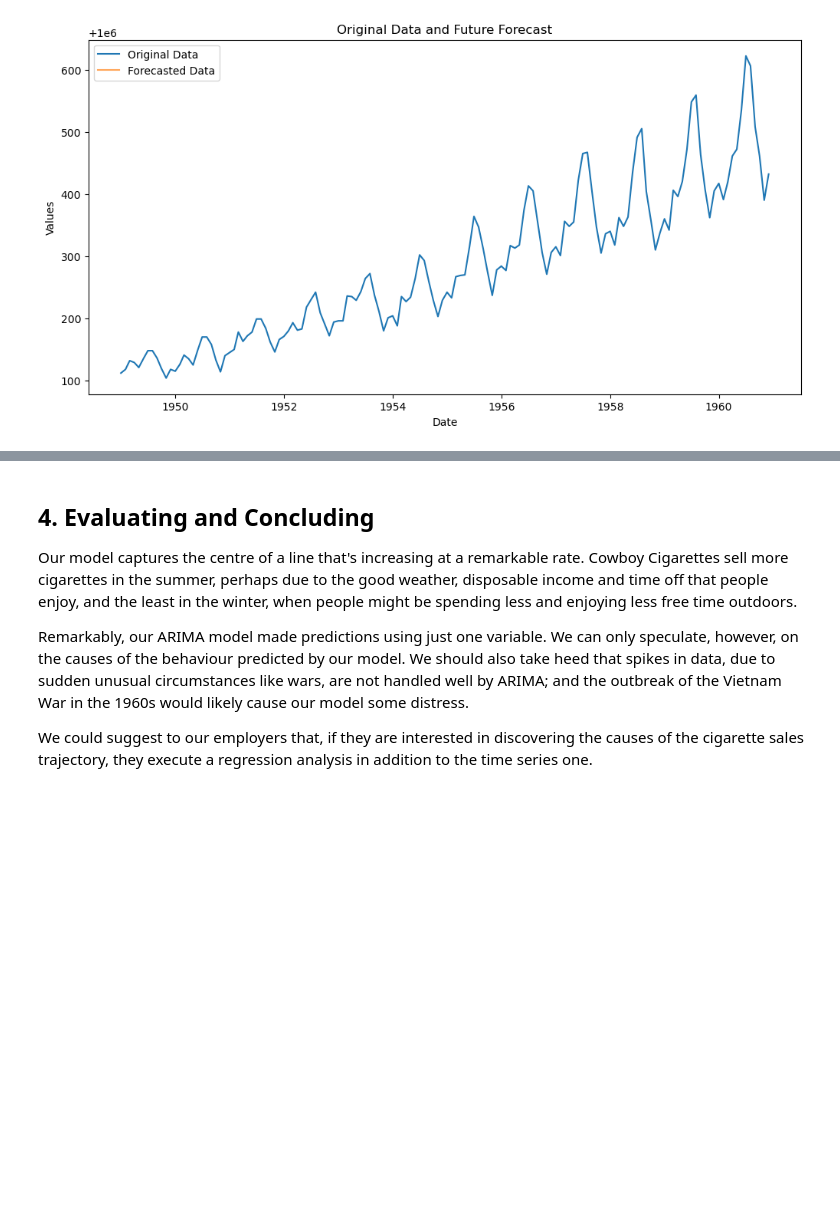
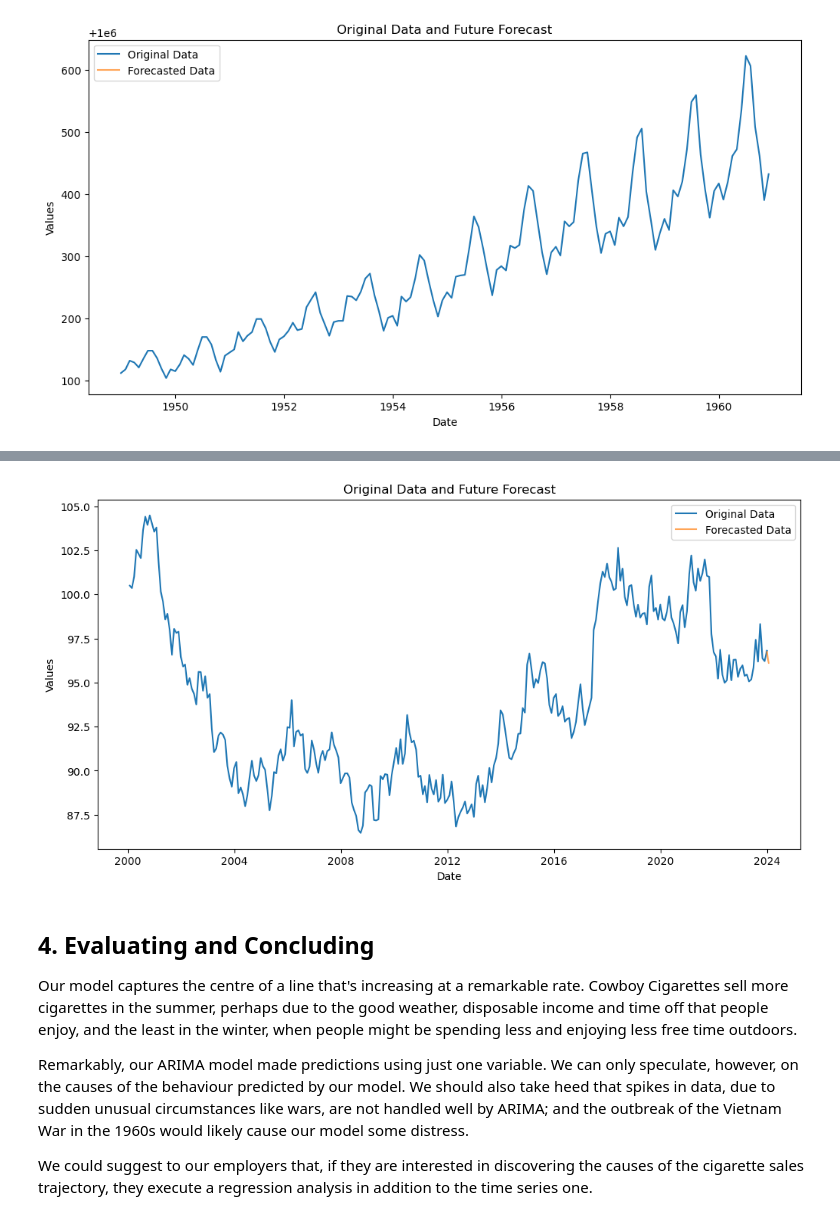
Before and after one commit to astridDc/DS_Bootcamp, a Jupyter notebook: Cowboy Cigarettes Case Study - Tier 3.ipynb, the cells around one changed output, grey strips where cells are left out. Cells and saved outputs as stored; diff of their text form; code cells hidden in the pictures; blank space fills up the shorter version.

```diff
--- a/Cowboy Cigarettes Case Study - Tier 3.ipynb
+++ b/Cowboy Cigarettes Case Study - Tier 3.ipynb
@@ -455,3 +455,76 @@ plt.legend()
 plt.show()
 # %% [output]
 [figure]
+# %%
+import pandas as pd
+import numpy as np
+import matplotlib.pyplot as plt
+from sklearn.metrics import mean_squared_error
+from statsmodels.tsa.arima.model import ARIMA
+import warnings
+
+warnings.filterwarnings("ignore")
+
+# Synthetic time series generation
+np.random.seed(42)
+date_range = pd.date_range(start='2000-01-01', end='2024-01-01', freq='M')
+y = np.random.randn(len(date_range)).cumsum() + 100  # Simulated data
+y_log = np.log(y)  # Log transformation
+
+def find_mse(data, arima_order):
+    split = int(len(data) * 0.8)
+    train, test = data[:split], data[split:]
+    past = [x for x in train]
+    predictions = []
+    for i in range(len(test)):
+        model = ARIMA(past, order=arima_order)
+        model_fit = model.fit()
+        future = model_fit.forecast(steps=1)
+        predictions.append(future[0])
+        past.append(test[i])
+    error = mean_squared_error(test, predictions)
+    return error
+
+def evaluate_models(dataset, p_values, d_values, q_values):
+    best_score, best_cfg = float("inf"), None
+    for p in p_values:
+        for d in d_values:
+            for q in q_values:
+                order = (p, d, q)
+                try:
+                    mse = find_mse(dataset, order)
+                    if mse < best_score:
+                        best_score, best_cfg = mse, order
+                    print(f'ARIMA{order} MSE={mse:.3f}')
+                except:
+                    continue
+    print(f'Best ARIMA{best_cfg} MSE={best_score:.3f}')
+    return best_cfg
+
+# Evaluate models
+p_values = [0, 1, 2]
+d_values = [0, 1, 2]
+q_values = [0, 1, 2]
+
+best_arima_order = evaluate_models(y_log, p_values, d_values, q_values)
+
+# Fitting the best ARIMA model
+model = ARIMA(y_log, order=best_arima_order)
+model_fit = model.fit()
+
+# Forecasting future values
+forecast_period = 24
+future_dates = pd.date_range(start=date_range[-1], periods=forecast_period + 1, closed='right')
+forecasted_values = np.exp(model_fit.forecast(steps=forecast_period))  # Reverse log transformation for forecast
+forecast_df = pd.DataFrame(forecasted_values, index=future_dates, columns=['Forecast'])
+
+# Plotting the original data and forecast
+plt.figure(figsize=(12, 6))
+plt.plot(date_range, y, label='Original Data')
+plt.plot(forecast_df['Forecast'], label='Forecasted Data', alpha=0.7)
+plt.title('Original Data and Future Forecast')
+plt.xlabel('Date')
+plt.ylabel('Values')
+plt.legend()
+plt.show()
+# %% [output]
@@ -458,3 +548,4 @@ plt.show()
+[figure, added]
 # %% [markdown]
 ## 4. Evaluating and Concluding
 
```
Also changed, not shown: parts of 3 cells of this notebook.
